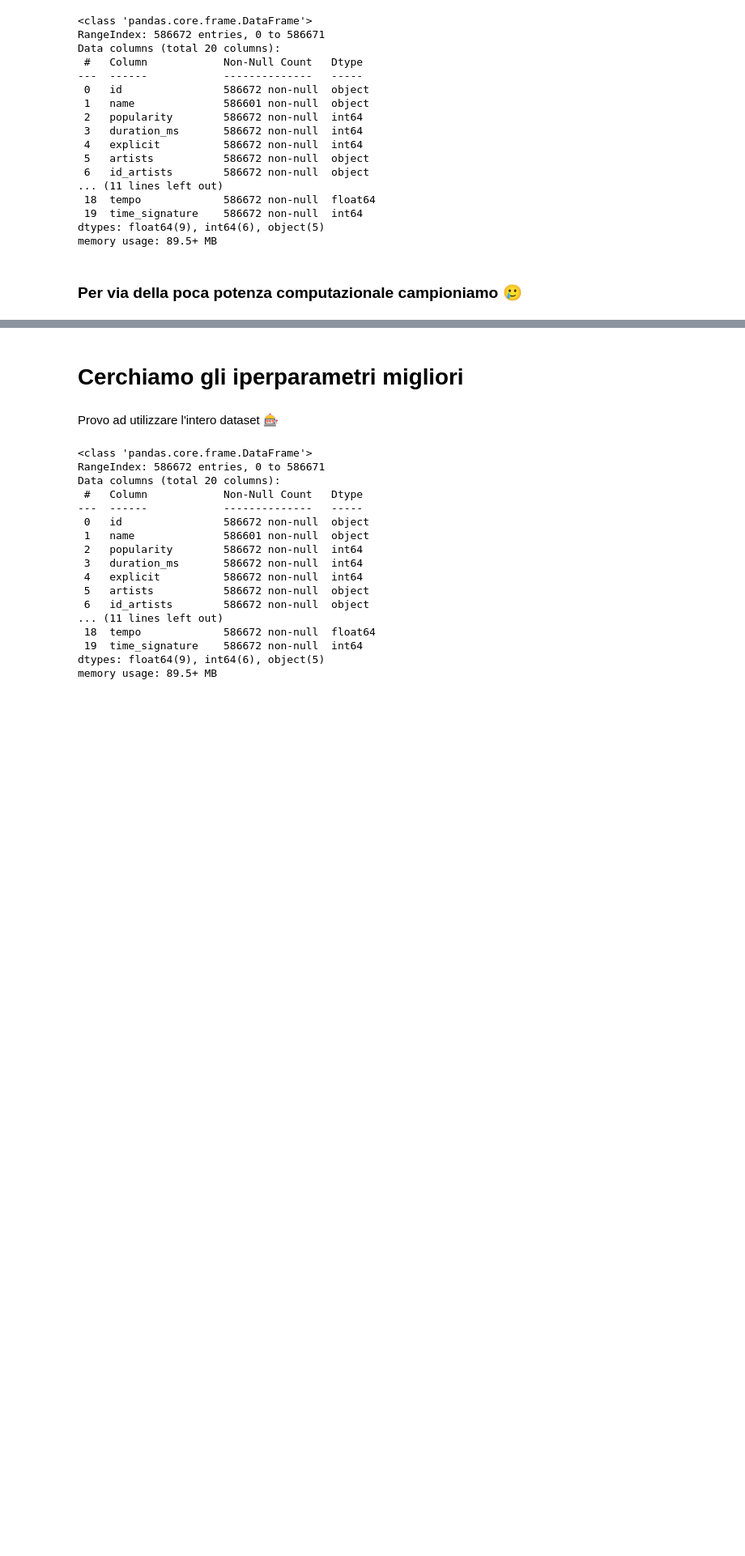
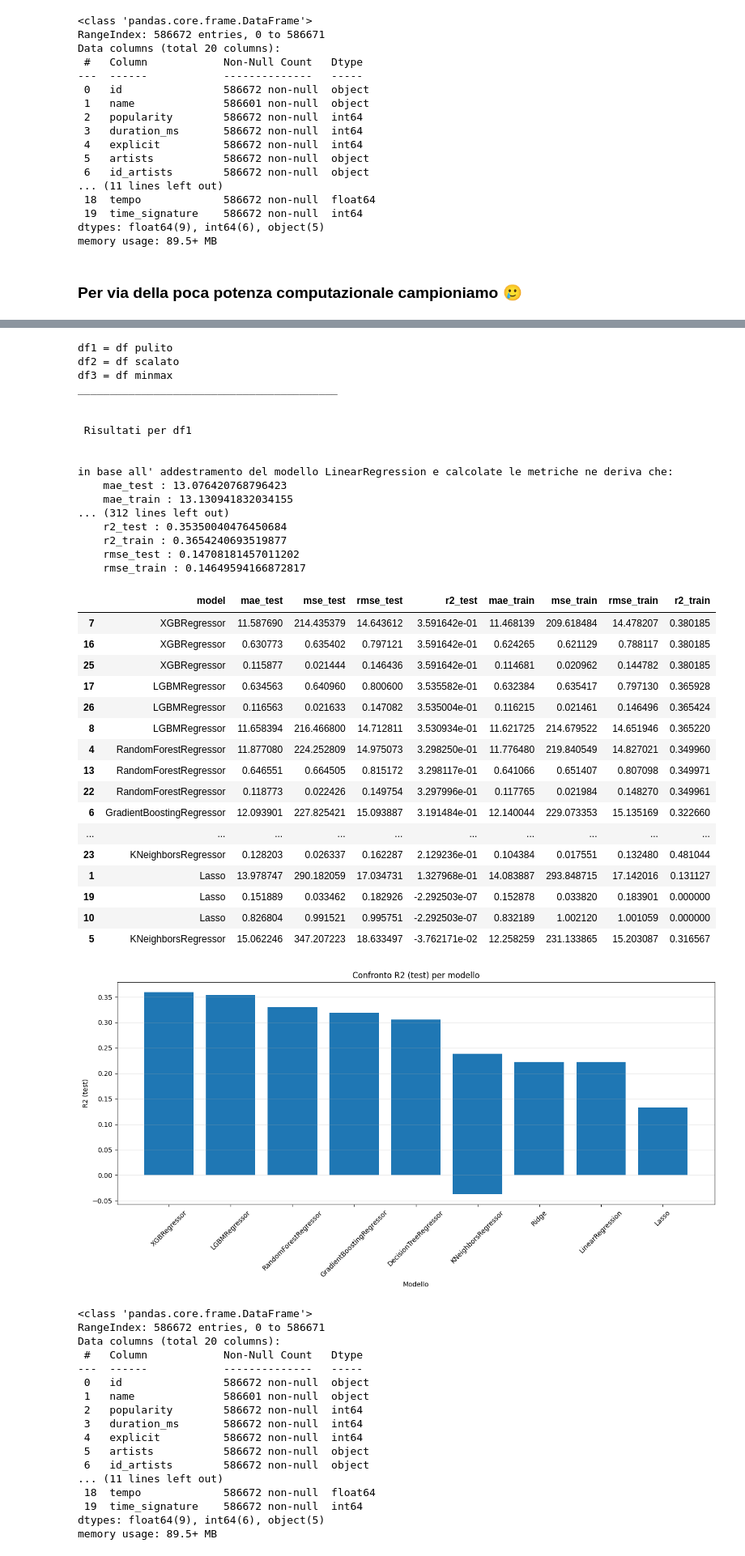
Before and after one commit to raffaeleciccarone/machine_learning_project, a Jupyter notebook: spotify_machinelearning_notebok.ipynb, the cells around one changed output, grey strips where cells are left out. Shown at 81% size. Drawn from its saved outputs; the diff is of its cells as text; code cells hidden in the pictures; blank space fills up the shorter version.

```diff
--- a/spotify_machinelearning_notebok.ipynb
+++ b/spotify_machinelearning_notebok.ipynb
@@ -225,7 +262,49 @@ quindi non va troppo in overfitting e generalizza bene.
-# %% [markdown]
-# Cerchiamo gli iperparametri migliori
-# %% [markdown]
-Provo ad utilizzare l'intero dataset 🎰
+# %%
+df_tot = df.drop(columns=['id', 'name', 'release_date', 'id_artists', 'artists'])
+df_tot = df_tot.dropna()
+
+df_tot_scalato = pd.DataFrame(scaler.fit_transform(df_tot), columns=df_tot.columns)
+df_tot_minmax = pd.DataFrame(minmax.fit_transform(df_tot), columns = df_tot.columns)
+
+lista_df = [df_tot, df_tot_scalato, df_tot_minmax]
+
+risultati_predizioni(lista_df, lista_modelli, target='popularity')
+# %% [output]
+df1 = df pulito
+df2 = df scalato
+df3 = df minmax
+_________________________________________
+
+
+ Risultati per df1
+
+
+in base all' addestramento del modello LinearRegression e calcolate le metriche ne deriva che:
+    mae_test : 13.076420768796423
+    mae_train : 13.130941832034155
+... (312 lines left out)
+    r2_test : 0.35350040476450684
+    r2_train : 0.3654240693519877
+    rmse_test : 0.14708181457011202
+    rmse_train : 0.14649594166872817
+|  | model | mae_test | mse_test | rmse_test | r2_test | mae_train | mse_train | rmse_train | r2_train |
+| 7 | XGBRegressor | 11.587690 | 214.435379 | 14.643612 | 3.591642e-01 | 11.468139 | 209.618484 | 14.478207 | 0.380185 |
+| 16 | XGBRegressor | 0.630773 | 0.635402 | 0.797121 | 3.591642e-01 | 0.624265 | 0.621129 | 0.788117 | 0.380185 |
+| 25 | XGBRegressor | 0.115877 | 0.021444 | 0.146436 | 3.591642e-01 | 0.114681 | 0.020962 | 0.144782 | 0.380185 |
+| 17 | LGBMRegressor | 0.634563 | 0.640960 | 0.800600 | 3.535582e-01 | 0.632384 | 0.635417 | 0.797130 | 0.365928 |
+| 26 | LGBMRegressor | 0.116563 | 0.021633 | 0.147082 | 3.535004e-01 | 0.116215 | 0.021461 | 0.146496 | 0.365424 |
+| 8 | LGBMRegressor | 11.658394 | 216.466800 | 14.712811 | 3.530934e-01 | 11.621725 | 214.679522 | 14.651946 | 0.365220 |
+| 4 | RandomForestRegressor | 11.877080 | 224.252809 | 14.975073 | 3.298250e-01 | 11.776480 | 219.840549 | 14.827021 | 0.349960 |
+| 13 | RandomForestRegressor | 0.646551 | 0.664505 | 0.815172 | 3.298117e-01 | 0.641066 | 0.651407 | 0.807098 | 0.349971 |
+| 22 | RandomForestRegressor | 0.118773 | 0.022426 | 0.149754 | 3.297996e-01 | 0.117765 | 0.021984 | 0.148270 | 0.349961 |
+| 6 | GradientBoostingRegressor | 12.093901 | 227.825421 | 15.093887 | 3.191484e-01 | 12.140044 | 229.073353 | 15.135169 | 0.322660 |
+| ... | ... | ... | ... | ... | ... | ... | ... | ... | ... |
+| 23 | KNeighborsRegressor | 0.128203 | 0.026337 | 0.162287 | 2.129236e-01 | 0.104384 | 0.017551 | 0.132480 | 0.481044 |
+| 1 | Lasso | 13.978747 | 290.182059 | 17.034731 | 1.327968e-01 | 14.083887 | 293.848715 | 17.142016 | 0.131127 |
+| 19 | Lasso | 0.151889 | 0.033462 | 0.182926 | -2.292503e-07 | 0.152878 | 0.033820 | 0.183901 | 0.000000 |
+| 10 | Lasso | 0.826804 | 0.991521 | 0.995751 | -2.292503e-07 | 0.832189 | 1.002120 | 1.001059 | 0.000000 |
+| 5 | KNeighborsRegressor | 15.062246 | 347.207223 | 18.633497 | -3.762171e-02 | 12.258259 | 231.133865 | 15.203087 | 0.316567 |
+[figure, added]
 # %%
 def splittagio_e_X_y(df, target):
     X = df[[col for col in df.columns if col != target]]
```
Also changed, not shown: parts of 12 cells of this notebook, 2 other files.
